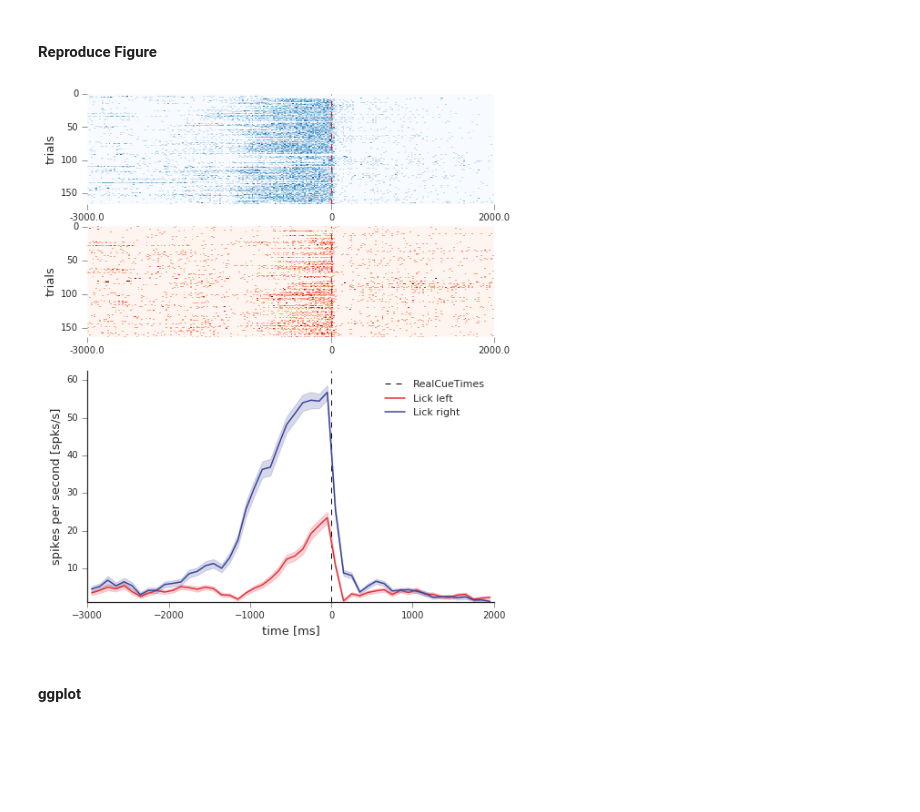
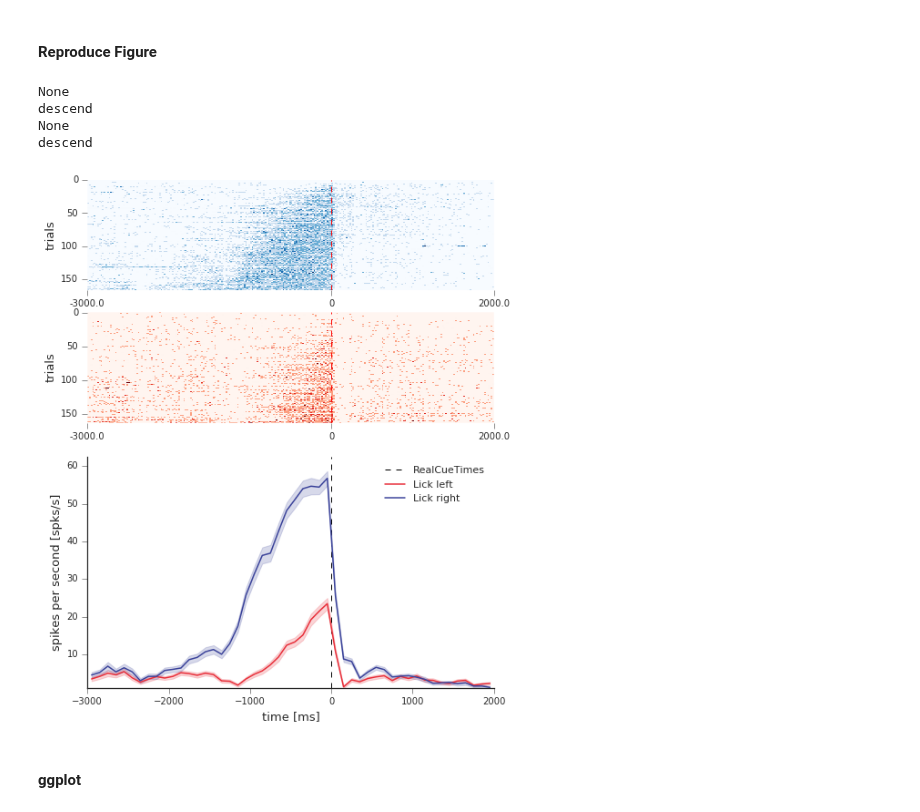
Before and after one commit to KordingLab/spykes, a Jupyter notebook: notebooks_examples/crcns_dataset_example.ipynb, the cells around one changed output. Saved outputs shown, nothing was run; the diff lists cells and outputs as text; code cells hidden in the pictures; blank space fills up the shorter version.

```diff
--- a/notebooks_examples/crcns_dataset_example.ipynb
+++ b/notebooks_examples/crcns_dataset_example.ipynb
@@ -168,35 +173,39 @@ rasters_fig2b1 = neuron.get_raster(event=event,
                                    binsize=20,
                                    plot=False);
 
 
 
 plt.figure(figsize=(8,10))
 cond_ids = rasters_fig2b1['data'].keys()[::-1]
 
 #plot rasters-------------------------------------------------------
 for i, cond_id in enumerate(cond_ids):
     plt.subplot(4,1,i+1)
     neuron.plot_raster(rasters=rasters_fig2b1,
                        cond_id=cond_id,
                        cmap=cmap[i],
-                       sort=False,
+                       sortby=None,
                        has_title=False)
     plt.xlabel('')
 
 
 #plot psth-------------------------------------------------------
 plt.subplot(212)
 psth = neuron.get_psth(event=event,
                 conditions=conditions,
                 df=trials_df,
                 window=window,
                 binsize=100,
                 plot=True,
                 colors=colors);
 plt.title('')
 plt.show()
 # %% [output]
+None
+descend
+None
+descend
-[figure, old version]
+[figure, new version]
 # %% [markdown]
 #### ggplot
 # %%
```
Also changed, not shown: parts of 1 cell of this notebook, 5 other files.
